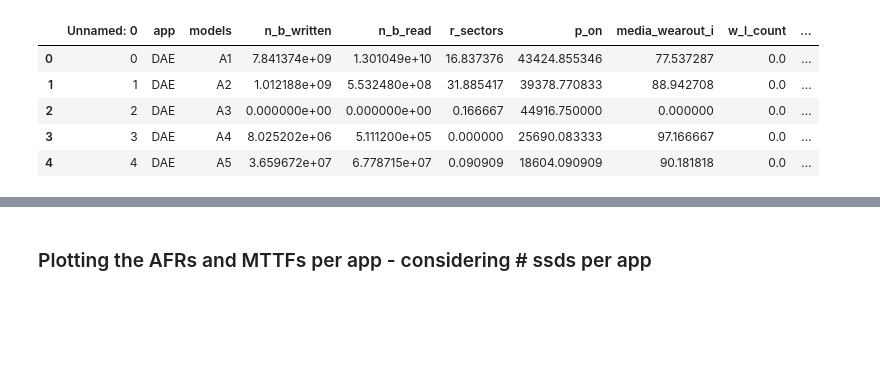
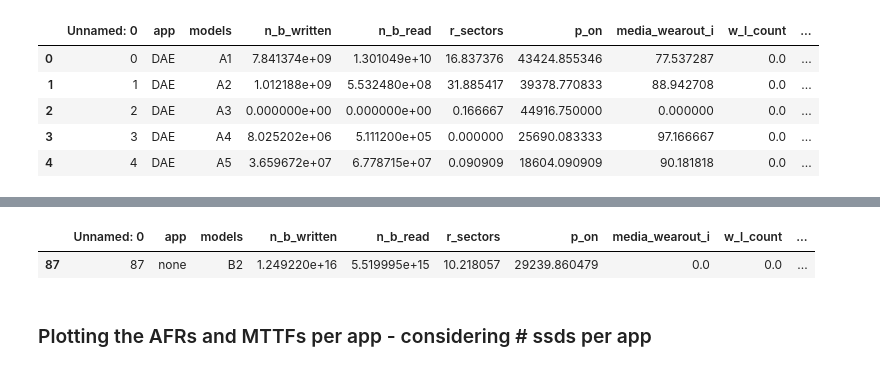
Before and after one commit to EricBorba/StorageFailurePredictor, a Jupyter notebook: Queries.ipynb, the cells around one changed output, grey strips where cells are left out. Drawn from its saved outputs; the diff is of its cells as text; code cells hidden in the pictures; blank space fills up the shorter version.

```diff
--- a/Queries.ipynb
+++ b/Queries.ipynb
@@ -942,5 +962,5 @@ df_DataSetDoe.to_csv('DataSetDoe.csv')
 # %%
-df_loadDoE = pd.read_csv('SMARTFilter/DataSetDoe.csv')
+df_loadDoE = pd.read_csv('DataSetDoe.csv')
 # %%
 df_loadDoE.head()
 # %% [output]
@@ -973,3 +973,11 @@ df_DataSetDoe.head(50)
+# %%
+# Testing loading csv
+
+x = df_loadDoE.loc[(df_loadDoE.app.isin(["none"])) & (df_loadDoE.models.isin(["B2"]))]
+x
+# %% [output]
+|  | Unnamed: 0 | app | models | n_b_written | n_b_read | r_sectors | p_on | media_wearout_i | w_l_count | ... |
+| 87 | 87 | none | B2 | 1.249220e+16 | 5.519995e+15 | 10.218057 | 29239.860479 | 0.0 | 0.0 | ... |
 # %% [markdown]
 ### Plotting the AFRs and MTTFs per app - considering # ssds per app
 # %%
```
Also changed, not shown: parts of 3 cells of this notebook, 8 other files.
